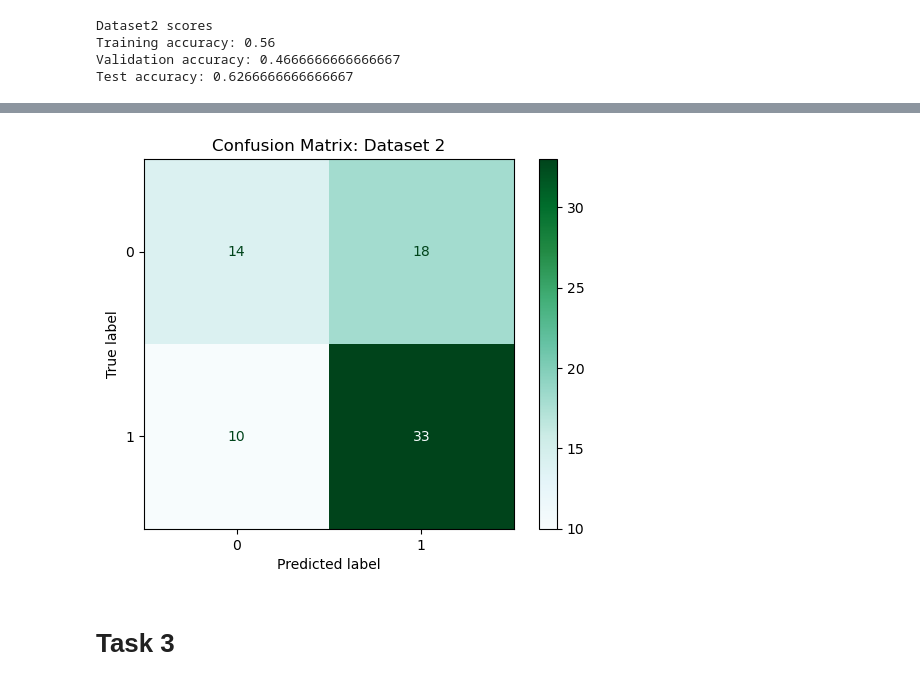
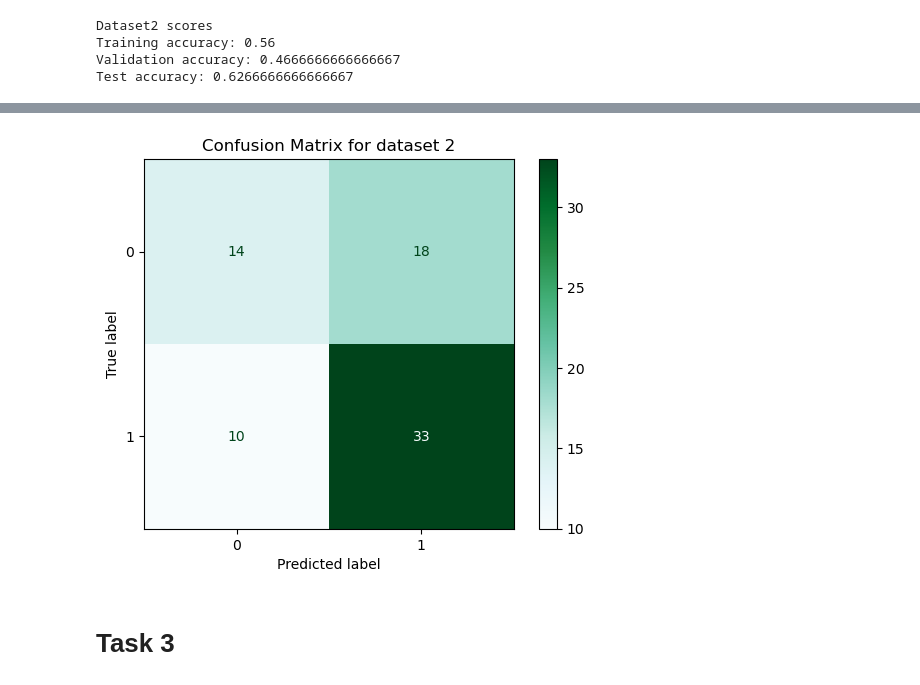
Before and after one commit to PatriotArrow/DeepLearning, a Jupyter notebook: assignment1/submission.ipynb, the cells around one changed output, grey strips where cells are left out. Drawn from its saved outputs; the diff is of its cells as text; code cells hidden in the pictures.

```diff
--- a/assignment1/submission.ipynb
+++ b/assignment1/submission.ipynb
@@ -501,14 +517,11 @@ plt.show()
 # %%
-from sklearn.metrics import confusion_matrix, ConfusionMatrixDisplay
-
 cm = confusion_matrix(y2_test, y2_pred_test)
-
 
 disp = ConfusionMatrixDisplay( confusion_matrix=cm , display_labels=[0,1] )
 disp.plot( cmap=plt.cm.BuGn)
-plt.title("Confusion Matrix: Dataset 2")
+plt.title("Confusion Matrix for dataset 2")
 plt.show()
 # %% [output]
-[figure, old version]
+[figure, new version]
 # %% [markdown]
 # Task 3
```
Also changed, not shown: parts of 10 cells of this notebook.
